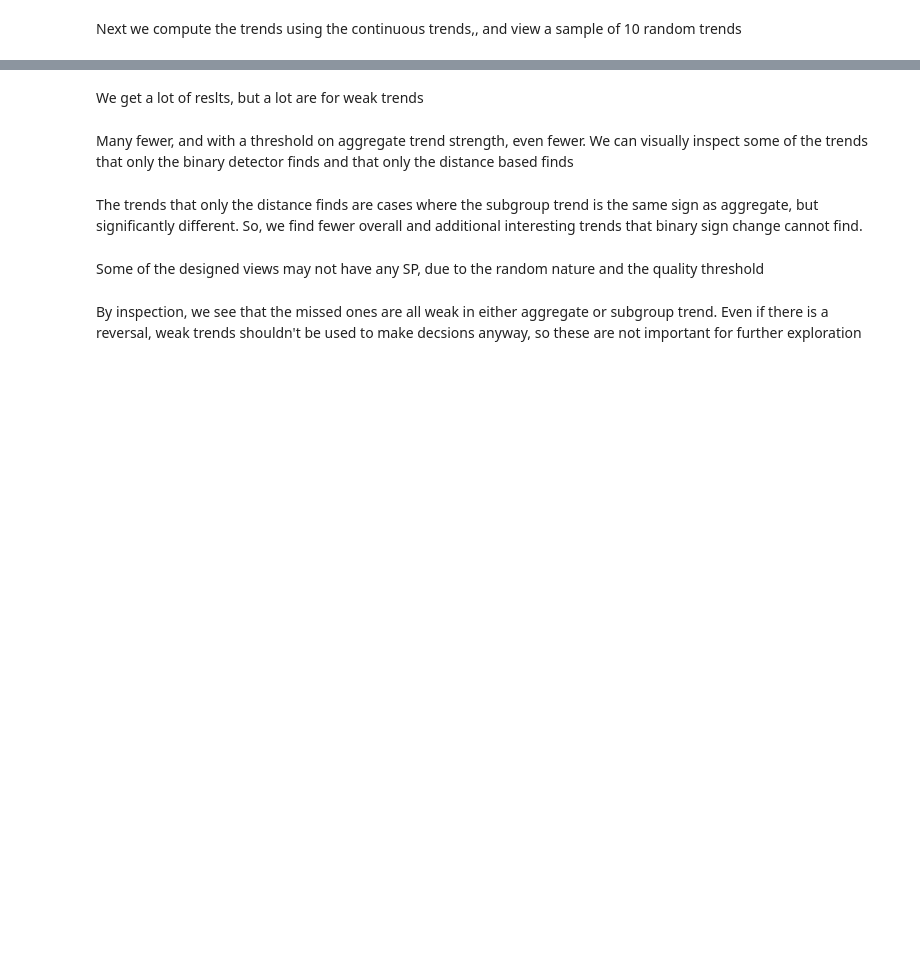
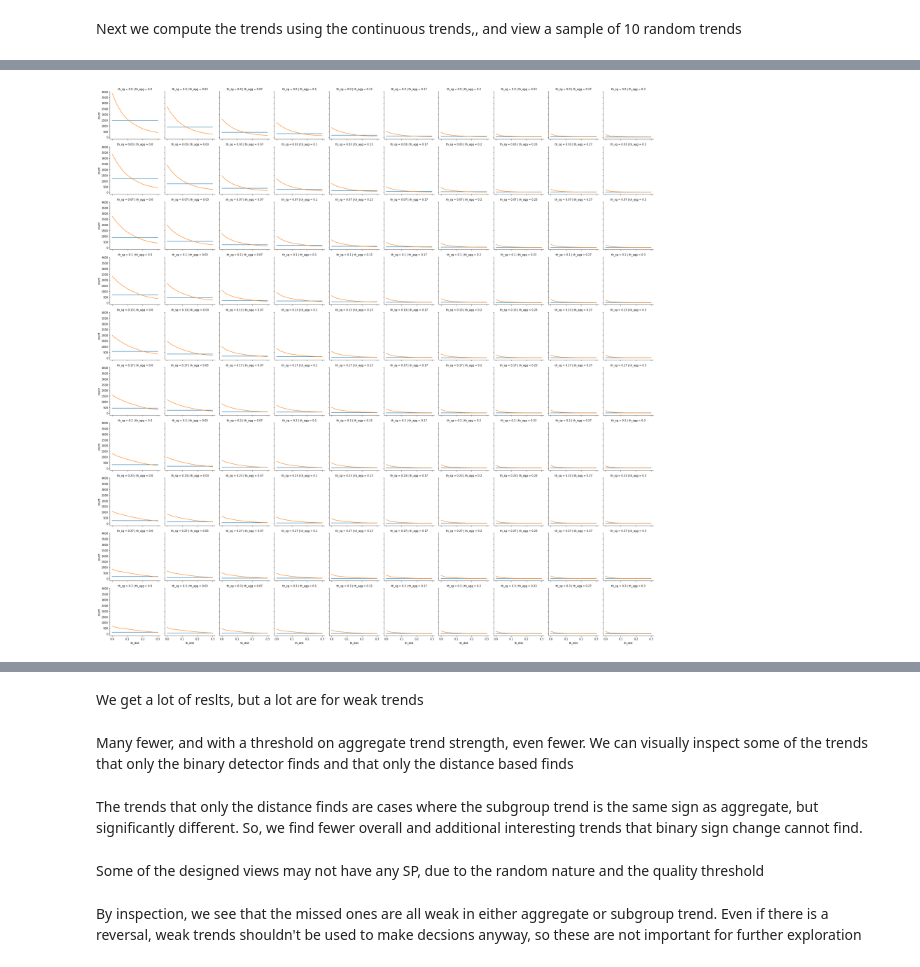
Before and after one commit to fairnessforensics/wiggum, a Jupyter notebook: research_notebooks/03_binary_v_continuous_sp_evaluation.ipynb, the cells around one changed output, grey strips where cells are left out. Cells and saved outputs as stored; diff of their text form; code cells hidden in the pictures; blank space fills up the shorter version.

```diff
--- a/research_notebooks/03_binary_v_continuous_sp_evaluation.ipynb
+++ b/research_notebooks/03_binary_v_continuous_sp_evaluation.ipynb
@@ -97,0 +146,11 @@ bin_sp_qual.head()
+# %%
+base_sp = {'name':'binary_SP','distance':0.0}
+threshold_list = [float(np.round(th,2)) for th in np.linspace(0,.3,num=10)]
+mk_name = lambda th_ls: [str(np.round(th,2)) for th in th_ls]
+distance_sp_thresh =  [{'name':'distance_SP'+str(np.round(th,2)),'distance':th} for th in threshold_list]
+
+quality_sp_thresh = [{'name':'qualfilter_SP'+'('+','.join(mk_name([td,ta,ts]))+')',
+                      'distance':td,'agg_trend_quality':ta,
+                      'subgroup_trend_quality':ts}
+                     for td,ta,ts in itertools.product(threshold_list,threshold_list,threshold_list)]
+sp_filter_list = quality_sp_thresh.copy()
@@ -97,0 +174,13 @@ bin_sp_qual.head()
+# %%
+sp_cols = [filt['name'] for filt in sp_filter_list]
+detection_counts = labeled_df.result_df.groupby('trend_type')[sp_cols].sum()
+detection_counts = detection_counts.unstack().reset_index().rename(columns={0:'count'})
+
+
+# [nm[14:-1].split(',') for nm in detection_counts.index]
+th_cols = pd.DataFrame(data=np.repeat([[td,ta,ts] for td,ta,ts in itertools.product(threshold_list,threshold_list,
+                                                                          threshold_list)],2,axis=0),
+                       columns = ['th_dist','th_agg','th_sg'],index = detection_counts.index)
+detection_counts = pd.concat([detection_counts,th_cols],axis=1)
+det_name_th_levs = detection_counts[['level_0','th_dist','th_agg','th_sg']].drop_duplicates()
+detection_counts.head()
@@ -97,0 +194,6 @@ bin_sp_qual.head()
+# %%
+g = sns.FacetGrid(detection_counts,col = 'th_agg', row = 'th_sg',hue='trend_type')
+g = g.map(plt.plot, "th_dist",'count')
+# g.map(plt.plot, "th_dist",'lin_reg',c='r')
+# %% [output]
+[figure, added]
```
Also changed, not shown: parts of 26 cells of this notebook, 3 other files.
